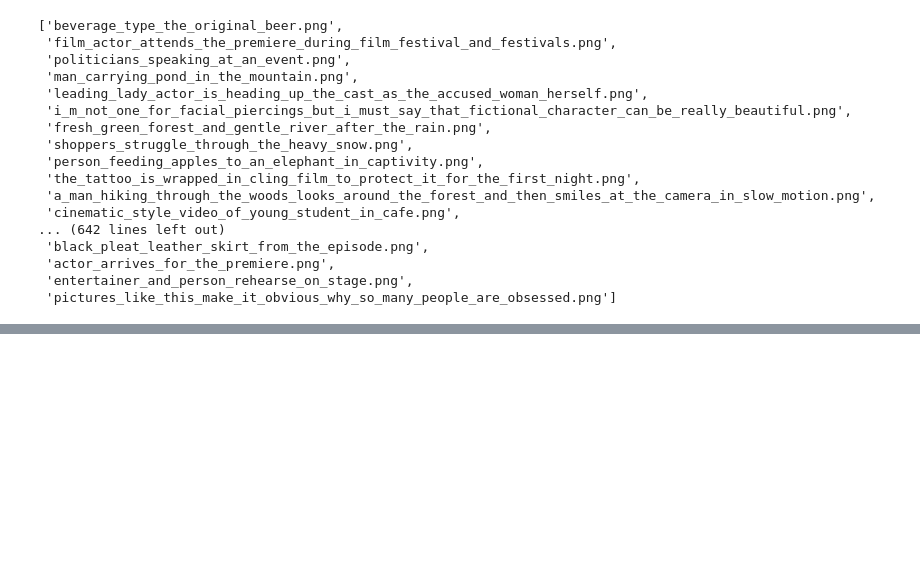
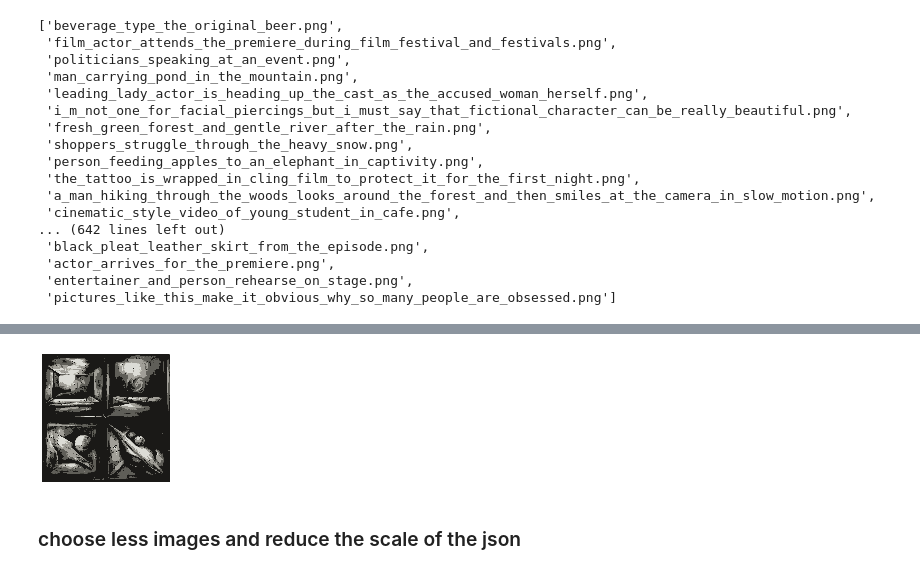
Before and after one commit to alecsharpie/game_asset_creation, a Jupyter notebook: notebooks/create_embedded_image_assets.ipynb, the cells around one changed output, grey strips where cells are left out. Saved outputs shown, nothing was run; the diff lists cells and outputs as text; code cells hidden in the pictures; blank space fills up the shorter version.

```diff
--- a/notebooks/create_embedded_image_assets.ipynb
+++ b/notebooks/create_embedded_image_assets.ipynb
@@ -266,0 +289,8 @@ for file_name in os.listdir(directory_path):
+# %%
+def simplify_image(pil_img, num_colors = 8, size = (256, 256)):
+
+    img = pil_img.quantize(colors=num_colors, method=2)
+
+    sq_img = square_image(img).resize(size, Image.LANCZOS)
+
+    return sq_img
@@ -266,0 +299,4 @@ for file_name in os.listdir(directory_path):
+# %%
+pil_img = Image.open('../raw_data/latent_space_background_32bit.png')
+
+img = simplify_image(pil_img, num_colors = 8, size = (128, 128))
@@ -266,0 +307,18 @@ for file_name in os.listdir(directory_path):
+# %%
+def add_border(old_img, width = 6):
+    img_arr = np.array(old_img)
+
+    old_size = old_img.size
+
+    new_size = [size + width for size in old_size]
+
+    #new_size = (800, 800)
+    new_img = Image.new("RGB", new_size, 'White')
+    box = tuple((n - o) // 2 for n, o in zip(new_size, old_size))
+    new_img.paste(old_img, box)
+
+    return new_img
+# %%
+add_border(img, width = 8)
+# %% [output]
+[figure, added]
@@ -266,0 +336,2 @@ for file_name in os.listdir(directory_path):
+# %% [markdown]
+### choose less images and reduce the scale of the json
```
Also changed, not shown: parts of 16 cells of this notebook.
